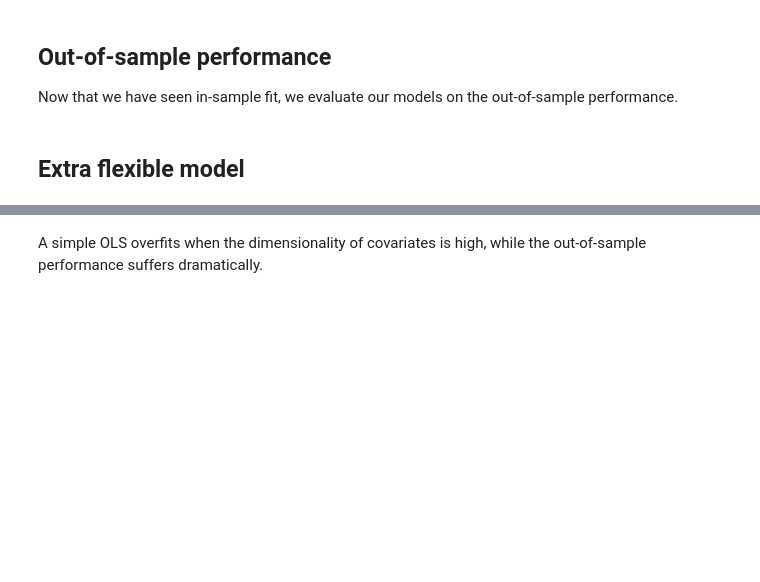
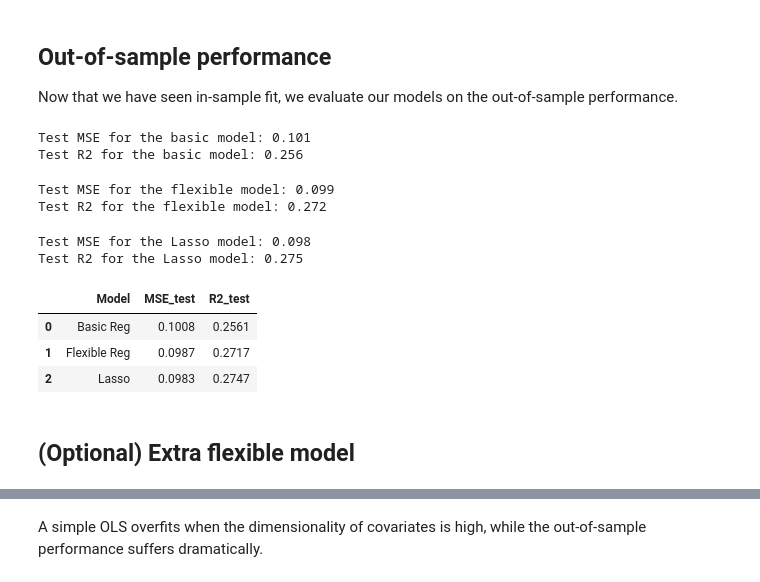
Before and after one commit to pabloestradac/causalml-basics, a Jupyter notebook: notebooks/Lasso.ipynb, the cells around one changed output, grey strips where cells are left out. Saved outputs shown, nothing was run; the diff lists cells and outputs as text; code cells hidden in the pictures; blank space fills up the shorter version.

```diff
--- a/notebooks/Lasso.ipynb
+++ b/notebooks/Lasso.ipynb
@@ -198,8 +199,11 @@ yhat_reg_base = reg_basic.predict(X_test)
 MSE_test1 = sum((y_test-yhat_reg_base)**2)/y_test.shape[0]
 R2_test1 = 1. - MSE_test1/np.var(y_test)
 
-print("Test MSE for the basic model: "+ str(MSE_test1))
-print("Test R2 for the basic model: "+ str(R2_test1))
+print(f'Test MSE for the basic model: {MSE_test1:.3f}')
+print(f'Test R2 for the basic model: {R2_test1:.3f}')
+# %% [output]
+Test MSE for the basic model: 0.101
+Test R2 for the basic model: 0.256
 # %%
 # Use smf.ols just to get the full data frame and sm.OLS to test out of sample for convenience
 tmp = smf.ols(model_flex, data=df)
@@ -215,8 +219,11 @@ yhat_reg_flex = reg_flex.predict(X_test)
 MSE_test2 = np.mean((y_test - yhat_reg_flex)**2)
 R2_test2 = 1. - MSE_test2 / np.var(y_test)
 
-print("Test MSE for the flexible model: "+ str(MSE_test2))
-print("Test R2 for the flexible model: "+ str(R2_test2))
+print(f'Test MSE for the flexible model: {MSE_test2:.3f}')
+print(f'Test R2 for the flexible model: {R2_test2:.3f}')
+# %% [output]
+Test MSE for the flexible model: 0.099
+Test R2 for the flexible model: 0.272
 # %%
 # Predict out of sample
 lasso = Pipeline([('scale', StandardScaler()),
@@ -228,19 +235,27 @@ yhat_test_lasso = lasso.predict(X_test[:, 1:])
 MSE_test3 = np.mean((y_test - yhat_test_lasso)**2)
 R2_test3 = 1. - MSE_test3 / np.var(y_test)
 
-print("Test MSE for the lasso model: "+ str(MSE_test3))
-print("Test R2 for the lasso model: "+ str(R2_test3))
+print(f'Test MSE for the Lasso model: {MSE_test3:.3f}')
+print(f'Test R2 for the Lasso model: {R2_test3:.3f}')
+# %% [output]
+Test MSE for the Lasso model: 0.098
+Test R2 for the Lasso model: 0.275
 # %%
 # Store results
 res_df2 = pd.DataFrame()
 
-res_df2['Model'] = ['Basic Reg', 'Flexible Reg', 'Flexible Lasso']
+res_df2['Model'] = ['Basic Reg', 'Flexible Reg', 'Lasso']
 res_df2['MSE_test'] = [MSE_test1, MSE_test2, MSE_test3]
 res_df2['R2_test'] = [R2_test1, R2_test2, R2_test3]
 
-res_df2
+res_df2.round(4)
+# %% [output]
+|  | Model | MSE_test | R2_test |
+| 0 | Basic Reg | 0.1008 | 0.2561 |
+| 1 | Flexible Reg | 0.0987 | 0.2717 |
+| 2 | Lasso | 0.0983 | 0.2747 |
 # %% [markdown]
-## Extra flexible model
+## (Optional) Extra flexible model
 # %%
 # Extra Flexible Model
 model_extra = ('lwage ~ (female + age + race + children + marital '
```
Also changed, not shown: parts of 11 cells of this notebook.
